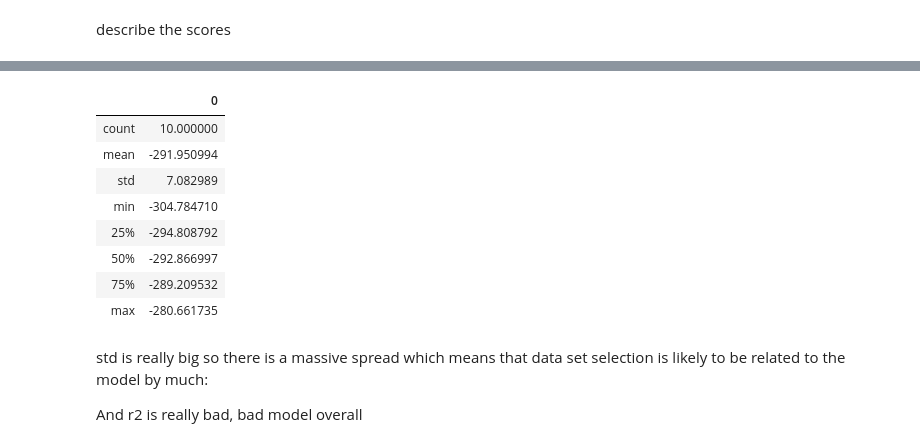
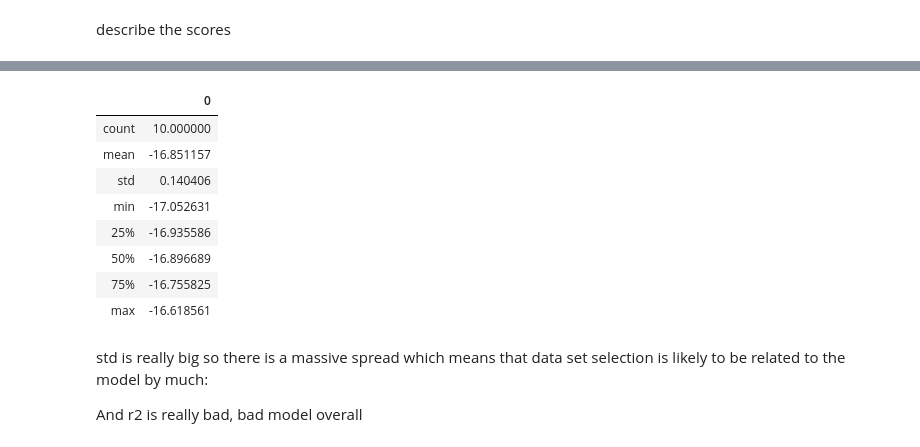
Before and after one commit to AdrienBoustie/notebooks_ml, a Jupyter notebook: Notebooks-Iteration1/03Etape3-FinalV.ipynb, the cells around one changed output, grey strips where cells are left out. Drawn from its saved outputs; the diff is of its cells as text; code cells hidden in the pictures.

```diff
--- a/Notebooks-Iteration1/03Etape3-FinalV.ipynb
+++ b/Notebooks-Iteration1/03Etape3-FinalV.ipynb
@@ -453,6 +448,6 @@ Store the cross validation scores in a `scores` variable.
 *Use the Negative Mean Square Error ($NMSE$) as scoring metric.*
 # %%
 # code here
-scores=CVS(L,X_trainT,Y_train,cv=10,scoring='neg_mean_squared_error')
+scores=np.sqrt(-CVS(L,X_trainT,Y_train,cv=10,scoring='neg_mean_squared_error'))
 scores
 # %% [output]
@@ -470,16 +463,16 @@ array([-8.62375677e-04,  4.74371413e-05, -8.97239666e-04, -4.27743940e-04,
 # %%
 # code here
-pd.DataFrame(scores).describe()
+pd.DataFrame(-scores).describe()
 # %% [output]
 |  | 0 |
 | count | 10.000000 |
-| mean | -291.950994 |
-| std | 7.082989 |
-| min | -304.784710 |
-| 25% | -294.808792 |
-| 50% | -292.866997 |
-| 75% | -289.209532 |
-| max | -280.661735 |
+| mean | -16.851157 |
+| std | 0.140406 |
+| min | -17.052631 |
+| 25% | -16.935586 |
+| 50% | -16.896689 |
+| 75% | -16.755825 |
+| max | -16.618561 |
 # %% [markdown]
 std is really big so there is a massive spread which means that data set selection is likely to be related to the model by much:
 
```
Also changed, not shown: parts of 9 cells of this notebook, 2 other files.
